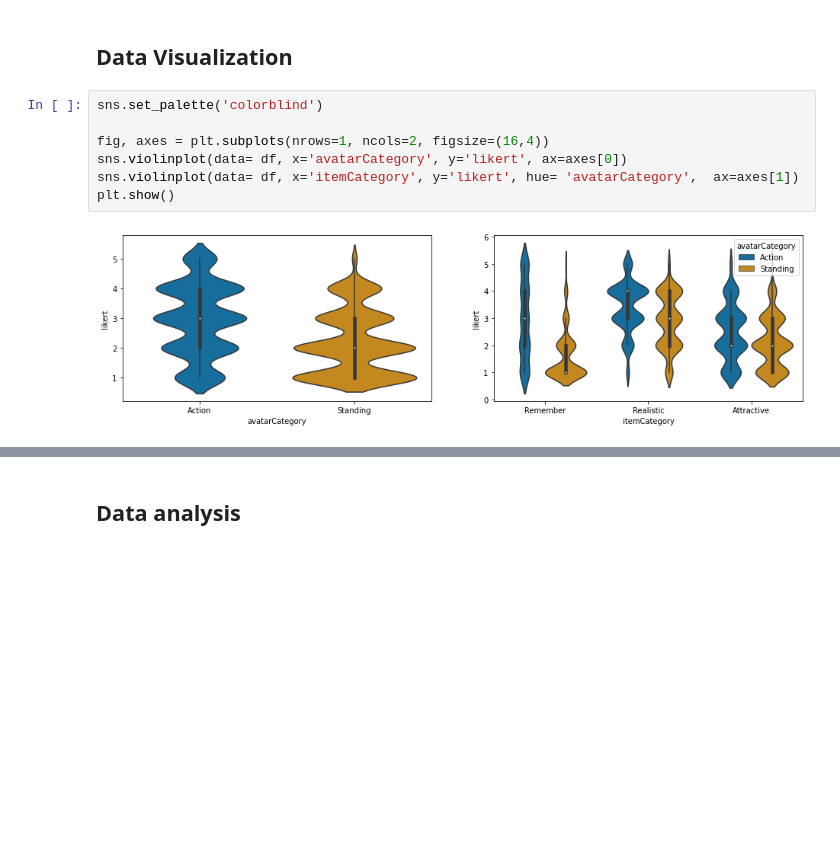
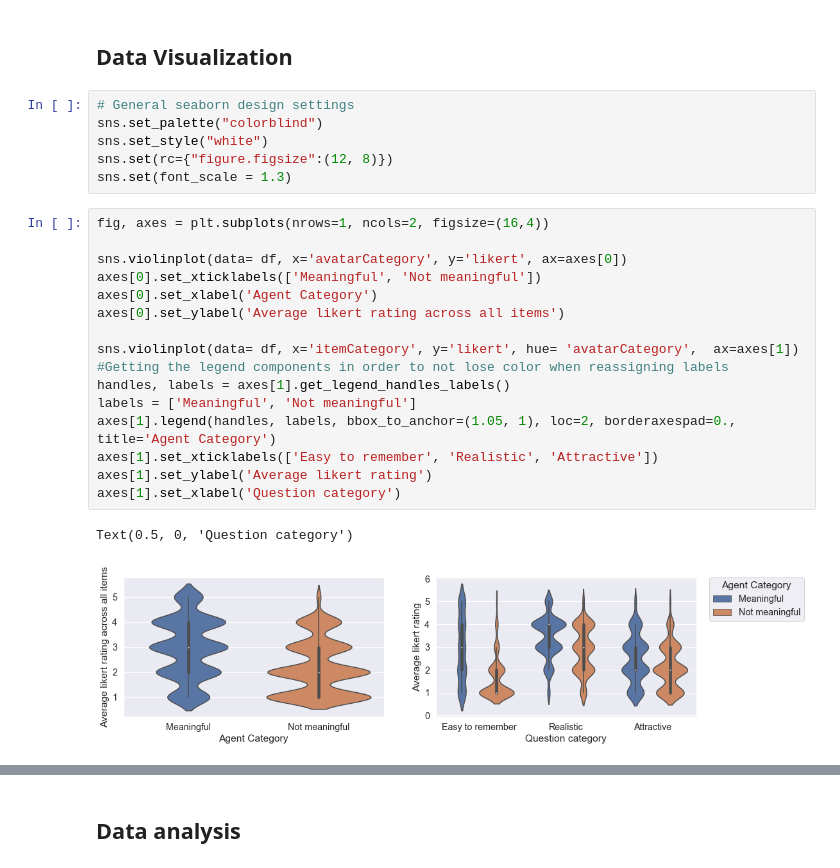
Before and after one commit to tracysanchez/Human_Agents_Impact_Nav, a Jupyter notebook: AvatarQuestionnaire/AvatarQuest.ipynb, the cells around one changed output, grey strips where cells are left out. Cells and saved outputs as stored; diff of their text form; blank space fills up the shorter version.

```diff
--- a/AvatarQuestionnaire/AvatarQuest.ipynb
+++ b/AvatarQuestionnaire/AvatarQuest.ipynb
@@ -210,14 +210,30 @@ AvatarIDsL
 | 20 | 3.913043 |
 # %% [markdown]
 ## Data Visualization
-# %%
-sns.set_palette('colorblind')
-
-fig, axes = plt.subplots(nrows=1, ncols=2, figsize=(16,4))
-sns.violinplot(data= df, x='avatarCategory', y='likert', ax=axes[0])
-sns.violinplot(data= df, x='itemCategory', y='likert', hue= 'avatarCategory',  ax=axes[1])
-plt.show()
-# %% [output]
-[figure, removed]
+# %%
+# General seaborn design settings
+sns.set_palette("colorblind")
+sns.set_style("white")
+sns.set(rc={"figure.figsize":(12, 8)})
+sns.set(font_scale = 1.3)
+# %%
+fig, axes = plt.subplots(nrows=1, ncols=2, figsize=(16,4))
+
+sns.violinplot(data= df, x='avatarCategory', y='likert', ax=axes[0])
+axes[0].set_xticklabels(['Meaningful', 'Not meaningful'])
+axes[0].set_xlabel('Agent Category')
+axes[0].set_ylabel('Average likert rating across all items')
+
+sns.violinplot(data= df, x='itemCategory', y='likert', hue= 'avatarCategory',  ax=axes[1])
+#Getting the legend components in order to not lose color when reassigning labels
+handles, labels = axes[1].get_legend_handles_labels()
+labels = ['Meaningful', 'Not meaningful']
+axes[1].legend(handles, labels, bbox_to_anchor=(1.05, 1), loc=2, borderaxespad=0., title='Agent Category')
+axes[1].set_xticklabels(['Easy to remember', 'Realistic', 'Attractive'])
+axes[1].set_ylabel('Average likert rating')
+axes[1].set_xlabel('Question category')
+# %% [output]
+Text(0.5, 0, 'Question category')
+[figure, added]
 # %%
 fig, axes = plt.subplots(nrows=1, ncols=2, figsize=(16,4))
```
Also changed, not shown: parts of 14 cells of this notebook, 3 other files.
